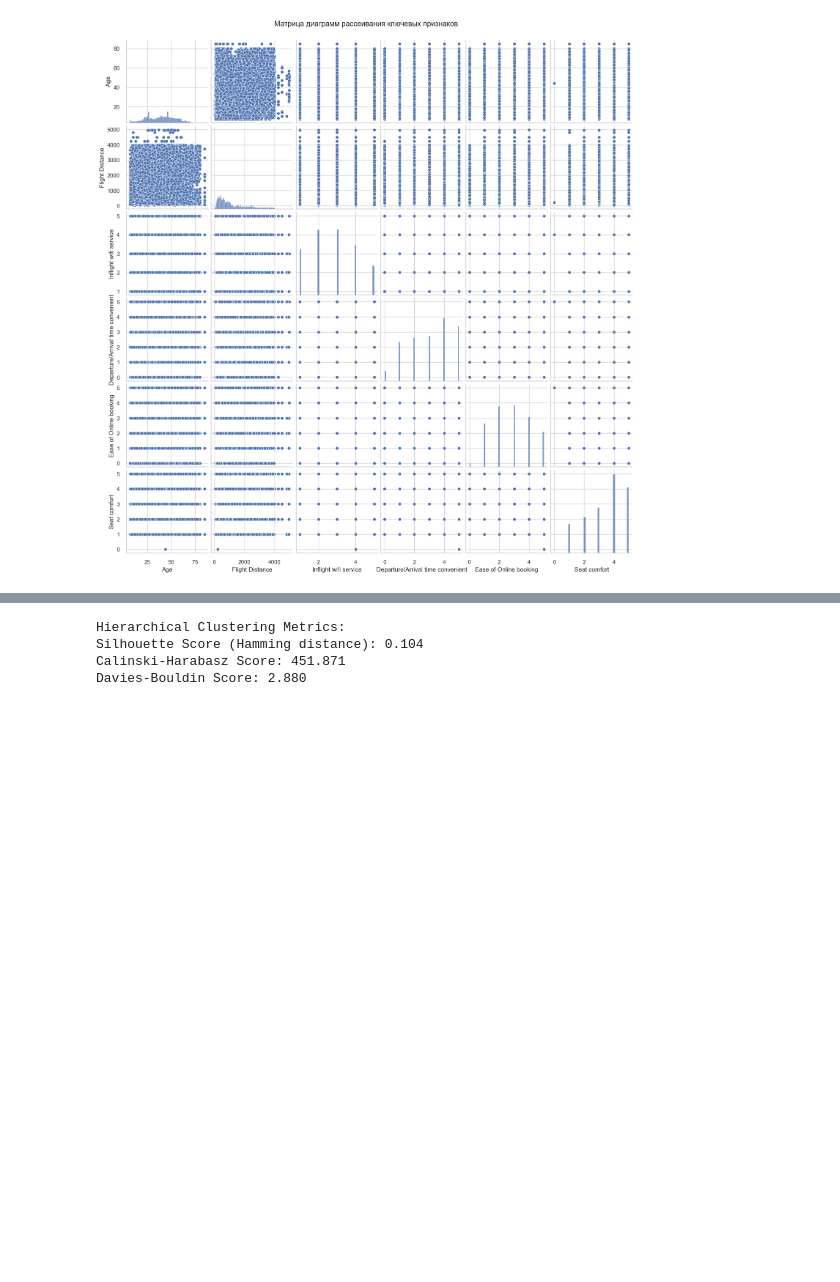
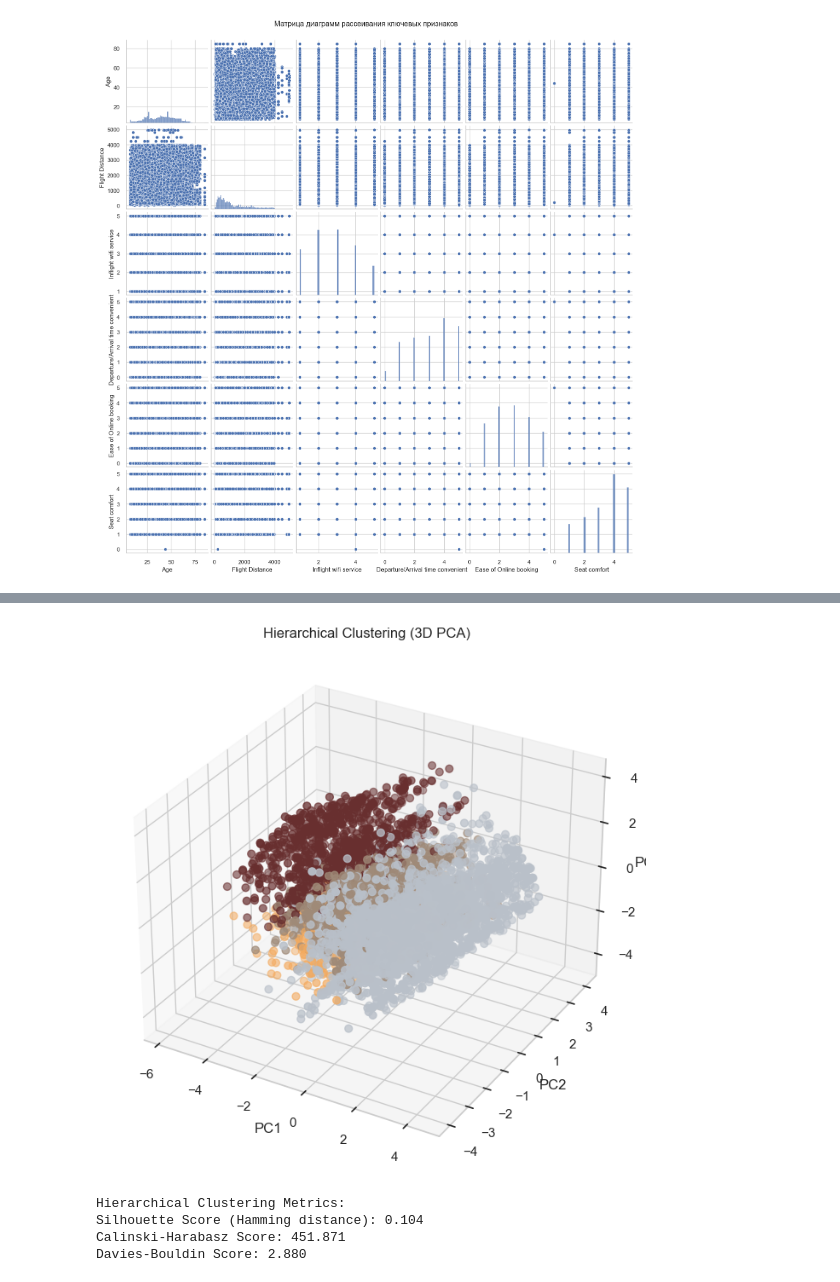
Before and after one commit to Awesome-autumn-weirdo/-------------, a Jupyter notebook: lab-4.1.ipynb, the cells around one changed output, grey strips where cells are left out. Drawn from its saved outputs; the diff is of its cells as text; code cells hidden in the pictures; blank space fills up the shorter version.

```diff
--- a/lab-4.1.ipynb
+++ b/lab-4.1.ipynb
@@ -221,6 +281,62 @@ Name: count, dtype: int64
 | 3 | 1 | 0 | 27 | 0 | 1 | 337 | 3 | ... |
 | 4 | 0 | 0 | 49 | 0 | 0 | 2586 | 2 | ... |
 4 rows × 22 columns
+# %%
+cat_cols_sample = [
+    'Gender',
+    'Customer Type',
+    'Type of Travel',
+    'Class',
+    'Inflight wifi service',
+    'Departure/Arrival time convenient',
+    'Ease of Online booking',
+    'Gate location',
+    'Food and drink',
+    'Online boarding',
+    'Seat comfort',
+    'Inflight entertainment',
+    'On-board service',
+    'Leg room service',
+    'Baggage handling',
+    'Checkin service',
+    'Inflight service',
+    'Cleanliness'
+]
+
+sample_encoded = sample.copy()
+for col in cat_cols_sample:
+    le = LabelEncoder()
+    sample_encoded[col] = le.fit_transform(sample_encoded[col])
+
+scaler = StandardScaler()
+sample_scaled = scaler.fit_transform(sample_encoded[cat_cols_sample])
+
+pca = PCA(n_components=3, random_state=42)
+sample_pca = pca.fit_transform(sample_scaled)
+sample_pca_df = pd.DataFrame(sample_pca, columns=['PC1', 'PC2', 'PC3'])
+sample_pca_df['Cluster'] = sample['HierCluster'].values
+
+fig = plt.figure(figsize=(10, 8))
+ax = fig.add_subplot(111, projection='3d')
+
+cmap = colors.ListedColormap(['#682F2F','#B9C0C9', '#9F8A78', '#F3AB60'])
+scatter = ax.scatter(
+    sample_pca_df['PC1'],
+    sample_pca_df['PC2'],
+    sample_pca_df['PC3'],
+    c=sample_pca_df['Cluster'],
+    cmap=cmap,
+    s=40
+)
+
+ax.set_xlabel('PC1')
+ax.set_ylabel('PC2')
+ax.set_zlabel('PC3')
+ax.set_title("Hierarchical Clustering (3D PCA)")
+
+plt.show()
+# %% [output]
+[figure, added]
 # %%
 from sklearn.metrics import silhouette_score, calinski_harabasz_score, davies_bouldin_score
 from scipy.spatial.distance import squareform
```
Also changed, not shown: parts of 12 cells of this notebook.
